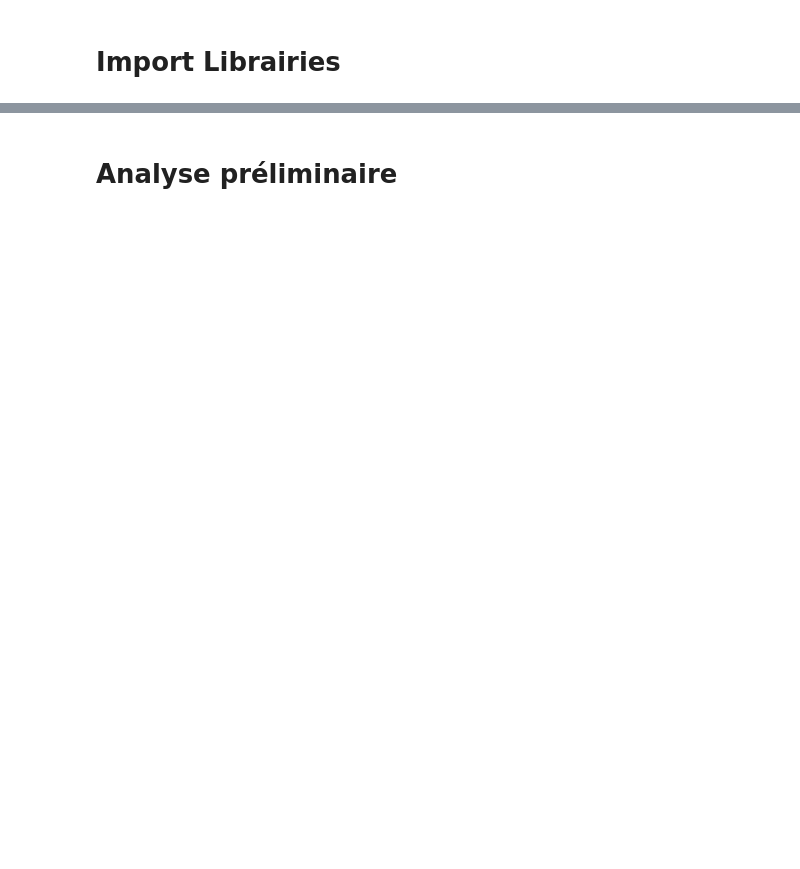
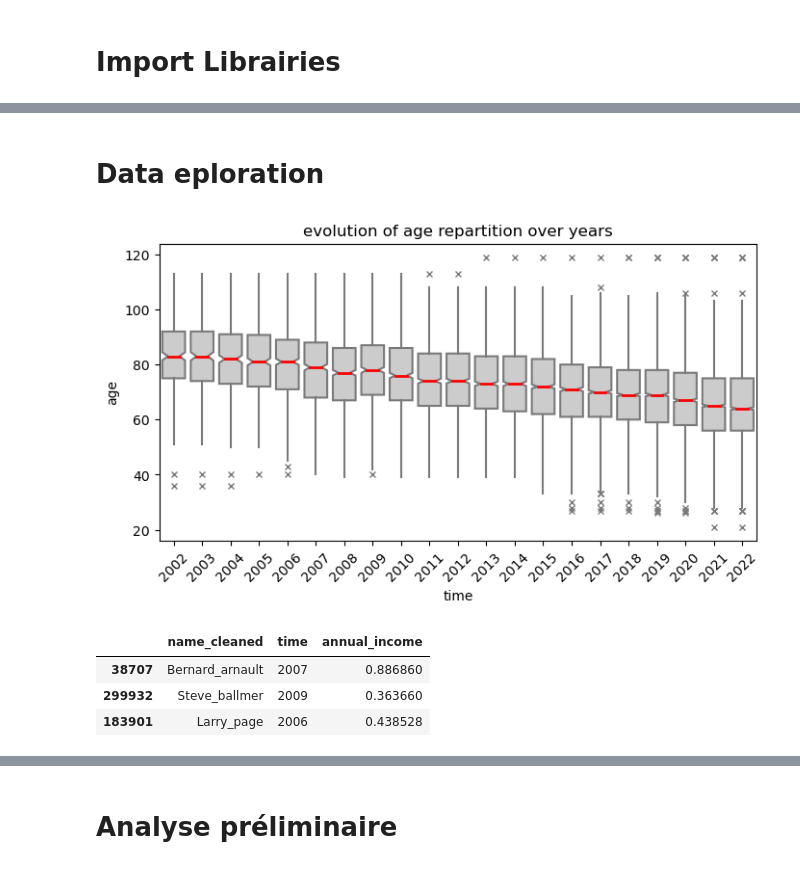
Before and after one commit to BrunetAlexis/Brief_2_Simplon, a Jupyter notebook: Simplon_Brief_Remi.ipynb, the cells around one changed output, grey strips where cells are left out. Drawn from its saved outputs; the diff is of its cells as text; code cells hidden in the pictures; blank space fills up the shorter version.

```diff
--- a/Simplon_Brief_Remi.ipynb
+++ b/Simplon_Brief_Remi.ipynb
@@ -65,0 +87,17 @@ memory usage: 114.7+ KB
+# %%
+### remmetre les pays là ou il y a des valeur manquantes
+display(data[['permanent_country','countries']].sample(5))
+
+countries = [str(x).split("-")[0] for x in data.permanent_country]
+# ==> AttributeError: 'float' object has no attribute 'split' ==> obligé d'utiliser 'str(x)'
+countries_code = [x for x in data.countries]
+
+country_dict = {}
+for country,code in zip(countries, countries_code):
+    country_dict[code] = country
+
+data['permanent_country'] = [country_dict[code] for code in data['countries']]
+data.drop(['countries'], axis=1, inplace=True)
+
+# check values were filled
+data.info()
@@ -65,0 +126,33 @@ memory usage: 114.7+ KB
+# %% [markdown]
+# Data eploration
+# %%
+# how old are the rich?
+# https://seaborn.pydata.org/generated/seaborn.boxplot.html
+
+fig  = plt.figure(figsize=(8,4))
+
+sns.boxplot(data=data, x='time', y='age',
+            notch=True, showcaps=False,
+            flierprops={"marker": "x"},
+            medianprops={"color": "r", "linewidth": 2},
+            color=".8")
+
+plt.xticks(rotation=45)
+plt.title("evolution of age repartition over years")
+plt.show()
+# %% [output]
+[figure, added]
+# %%
+# who are the richest in the last year?
+
+rich_2022 = data.loc[data.time == 2022, ['name_cleaned','annual_income']]
+rich_2022 = rich_2022.sort_values(by='annual_income', ascending=False)[:10]
+rich_2022 = rich_2022.name_cleaned.values
+
+to_plot = data.loc[data.name_cleaned.isin(rich_2022)]  # only 10 richest of 2022
+display(to_plot[['name_cleaned','time','annual_income']].sample(3))
+# %% [output]
+|  | name_cleaned | time | annual_income |
+| 38707 | Bernard_arnault | 2007 | 0.886860 |
+| 299932 | Steve_ballmer | 2009 | 0.363660 |
+| 183901 | Larry_page | 2006 | 0.438528 |
```
Also changed, not shown: parts of 22 cells of this notebook.
